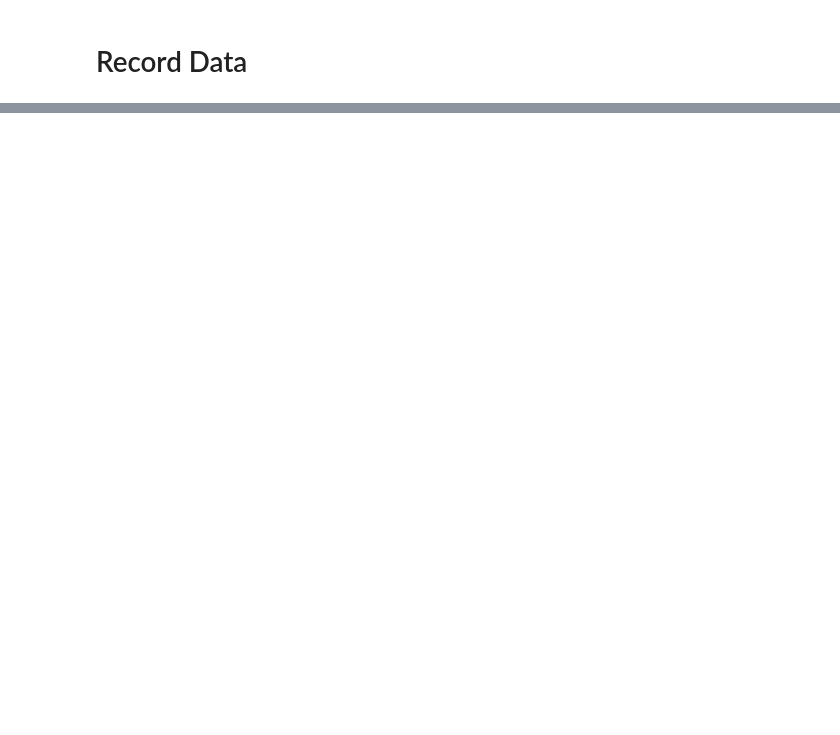
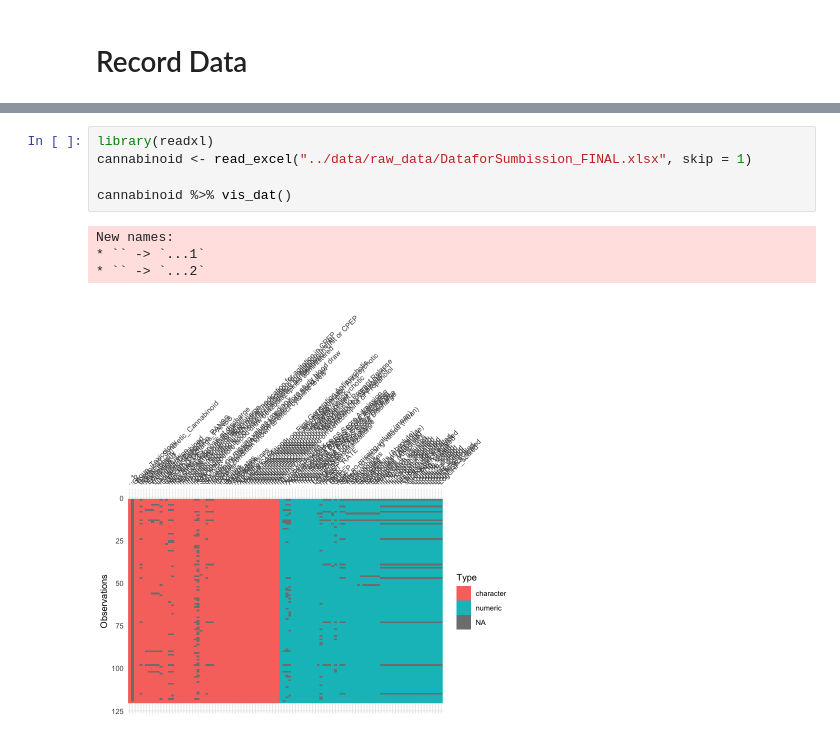
Before and after one commit to anly501/dsan-5000-project-mfgeary, a Jupyter notebook: dsan-website/5000-website/data-cleaning/data-cleaning.ipynb, the cells around one changed output, grey strips where cells are left out. Drawn from its saved outputs; the diff is of its cells as text; blank space fills up the shorter version.

```diff
--- a/dsan-website/5000-website/data-cleaning/data-cleaning.ipynb
+++ b/dsan-website/5000-website/data-cleaning/data-cleaning.ipynb
@@ -187,0 +334,10 @@ Now we have our text data from Wikipedia in a data frame with labels representin
+# %%
+library(readxl)
+cannabinoid <- read_excel("../data/raw_data/DataforSumbission_FINAL.xlsx", skip = 1)
+
+cannabinoid %>% vis_dat()
+# %% [output]
+New names:
+* `` -> `...1`
+* `` -> `...2`
+[figure, added]
```
Also changed, not shown: parts of 50 cells of this notebook, 36 other files.
